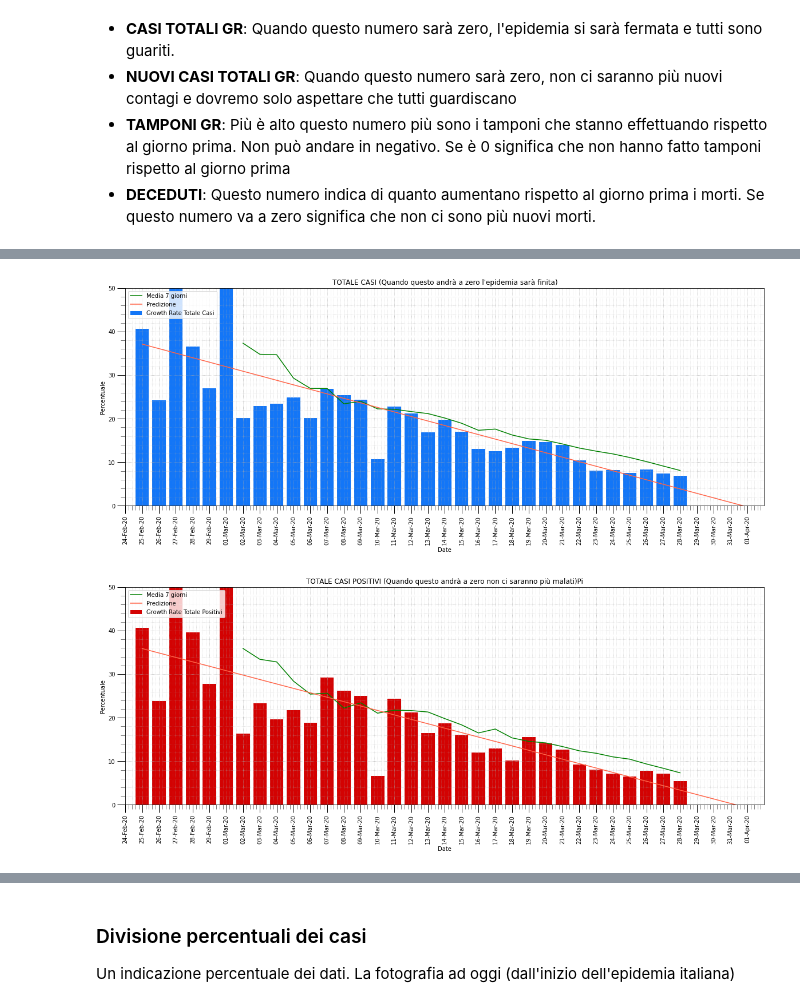
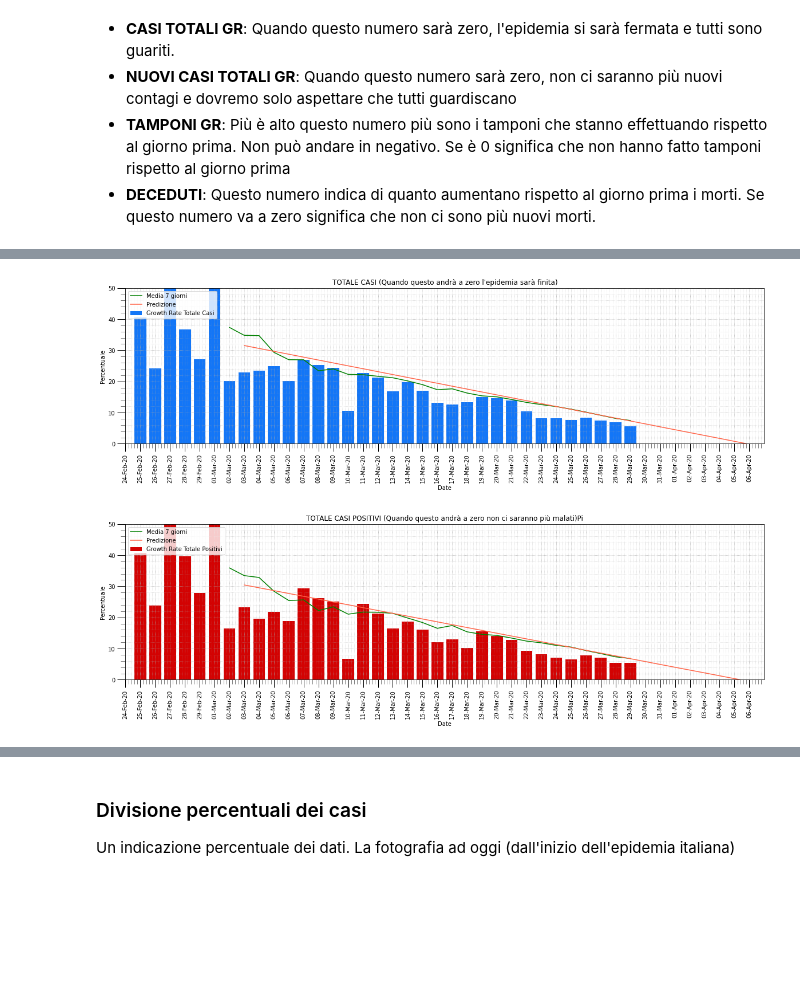
Before and after one commit to pasalino/Covid-19-PyAnalysis, a Jupyter notebook: Covid-19.ipynb, the cells around one changed output, grey strips where cells are left out. Drawn from its saved outputs; the diff is of its cells as text; code cells hidden in the pictures; blank space fills up the shorter version.

```diff
--- a/Covid-19.ipynb
+++ b/Covid-19.ipynb
@@ -407,35 +407,39 @@ beautify_graph(ax)
 # %%
 series = avg_trend['totale_casi_percent'].tolist()
-inter = interpolate(avg_trend['totale_casi_percent'])
+inter = interpolate(avg_trend['avg_totale'][7:])
+inter[0][0]+=7
+inter[0][1]+=7
 
 x_max=math.floor(inter[0][1]) + 2
 fill_elements_len =x_max - len(series)
 
 #Crea le label delle date
 start_date = datetime.datetime.strptime(avg_trend['data'].iloc[0],'%d-%b-%y')
 x = [datetime.datetime.strftime(start_date + datetime.timedelta(days = x),'%d-%b-%y') for x in range(x_max)]
 
 #Riempie le colonne vuote del grafico
 fill = [0 for x in range(fill_elements_len)]
 y=range(len(series+fill))
 
 fig, ax = plt.subplots()
 
 ax.bar(x, series+fill, color=[COL_TOTALE_CASI], label='Growth Rate Totale Casi')
 ay = avg_trend.plot(kind='line', x='data', y=['avg_totale'], color=[COL_AVG], rot=90, label=['Media 7 giorni'], ax=ax)
 plt.plot(inter[0], inter[1], color='tomato', label='Predizione')
 
 ax.set_xlim(0,x_max)
 ax.set_ylim(0,50)
 ax.set_title("TOTALE CASI (Quando questo andrà a zero l'epidemia sarà finita)")
 ax.set_ylabel('Percentuale')
 ax.set_xticklabels(x, rotation=90)
 beautify_graph(ax)
 # %% [output]
-[figure, old version]
+[figure, new version]
 # %%
 series = avg_trend['attualmente_positivi_percent'].tolist()
-inter = interpolate(avg_trend['attualmente_positivi_percent'])
+inter = interpolate(avg_trend['avg_att_positivi'][7:])
+inter[0][0]+=7
+inter[0][1]+=7
 
 x_max=math.floor(inter[0][1]) + 2
 fill_elements_len =x_max - len(series)
@@ -461,7 +465,7 @@ ax.set_ylabel('Percentuale')
 ax.set_xticklabels(x, rotation=90)
 beautify_graph(ax)
 # %% [output]
-[figure, old version]
+[figure, new version]
 # %%
 plot = ['dimessi_guariti_percent']
 
```
Also changed, not shown: parts of 17 cells of this notebook.
